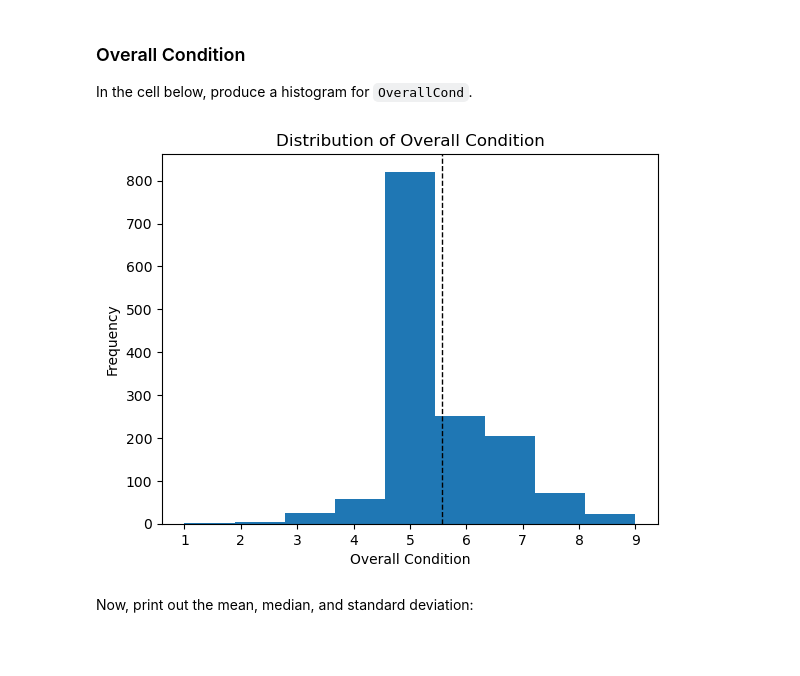
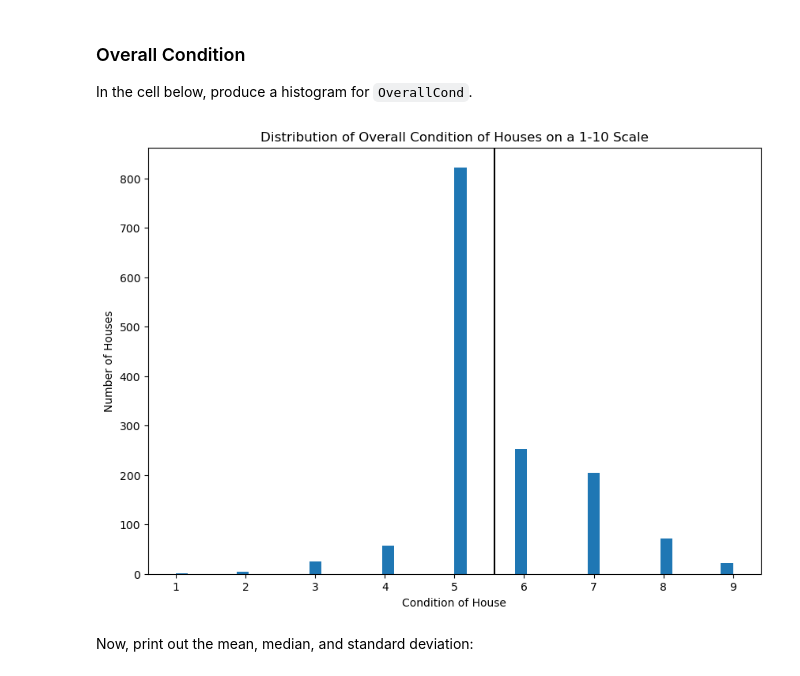
Before and after one commit to WinnieKabuya/dsc-pandas-eda-lab, a Jupyter notebook: index.ipynb, the cells around one changed output. Saved outputs shown, nothing was run; the diff lists cells and outputs as text; code cells hidden in the pictures; blank space fills up the shorter version.

```diff
--- a/index.ipynb
+++ b/index.ipynb
@@ -233,16 +251,18 @@ The data is roughly symmetric and follows a normal distribution, with the mean a
 ### Overall Condition
 
 In the cell below, produce a histogram for `OverallCond`.
-# %%
-# Your code here
-plt.hist(df["OverallCond"], bins=9)
-plt.axvline(df["OverallCond"].mean(), color="k", linestyle="dashed", linewidth=1)
-plt.title("Distribution of Overall Condition")
-plt.xlabel("Overall Condition")
-plt.ylabel("Frequency")
-plt.show()
-# %% [output]
-[figure, removed]
+# %%
+# Your code here
+plot_histogram(
+    df,
+    "OverallCond",
+    "Distribution of Overall Condition of Houses on a 1-10 Scale",
+    "Condition of House",
+    "Number of Houses"
+)
+plt.show()
+# %% [output]
+[figure, added]
 # %% [markdown]
 Now, print out the mean, median, and standard deviation:
 # %%
```
Also changed, not shown: parts of 7 cells of this notebook.
